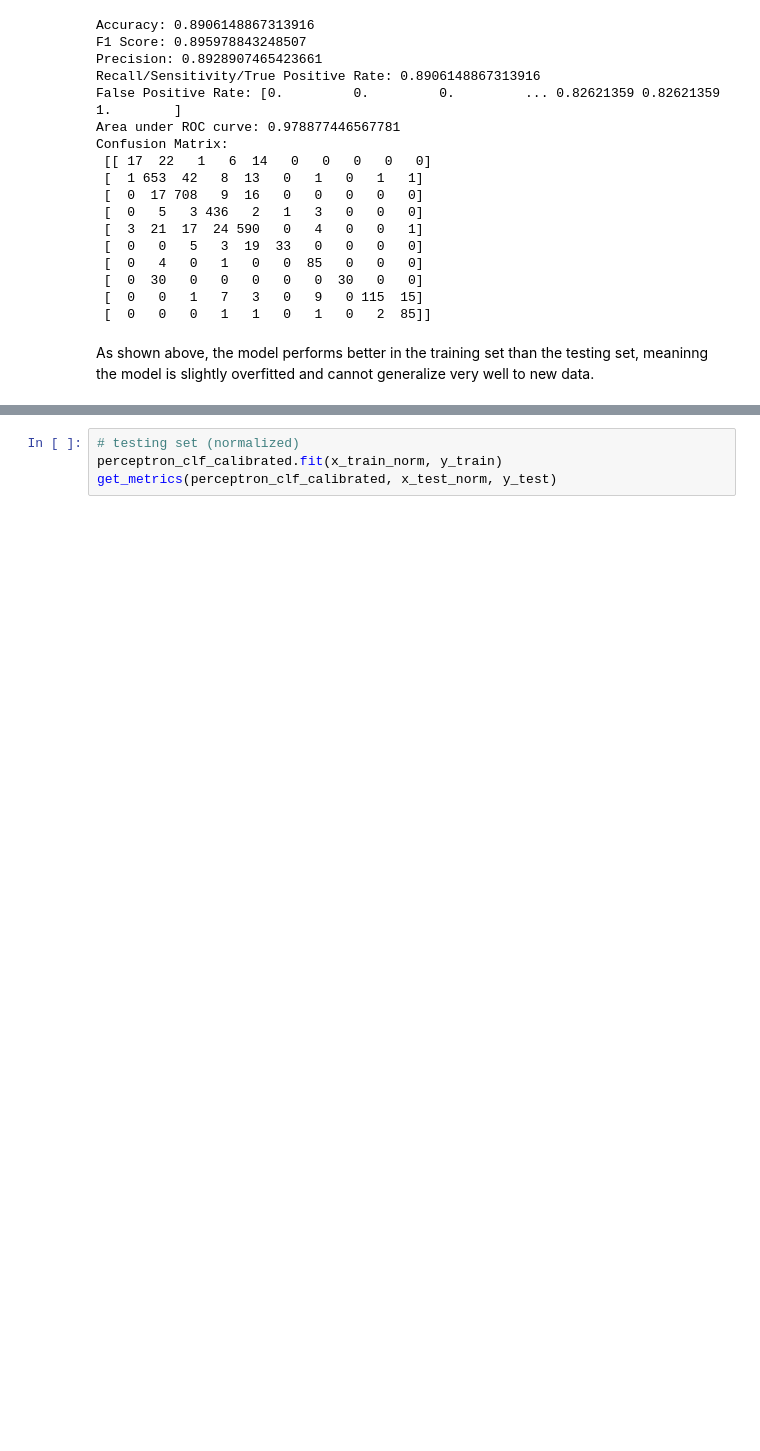
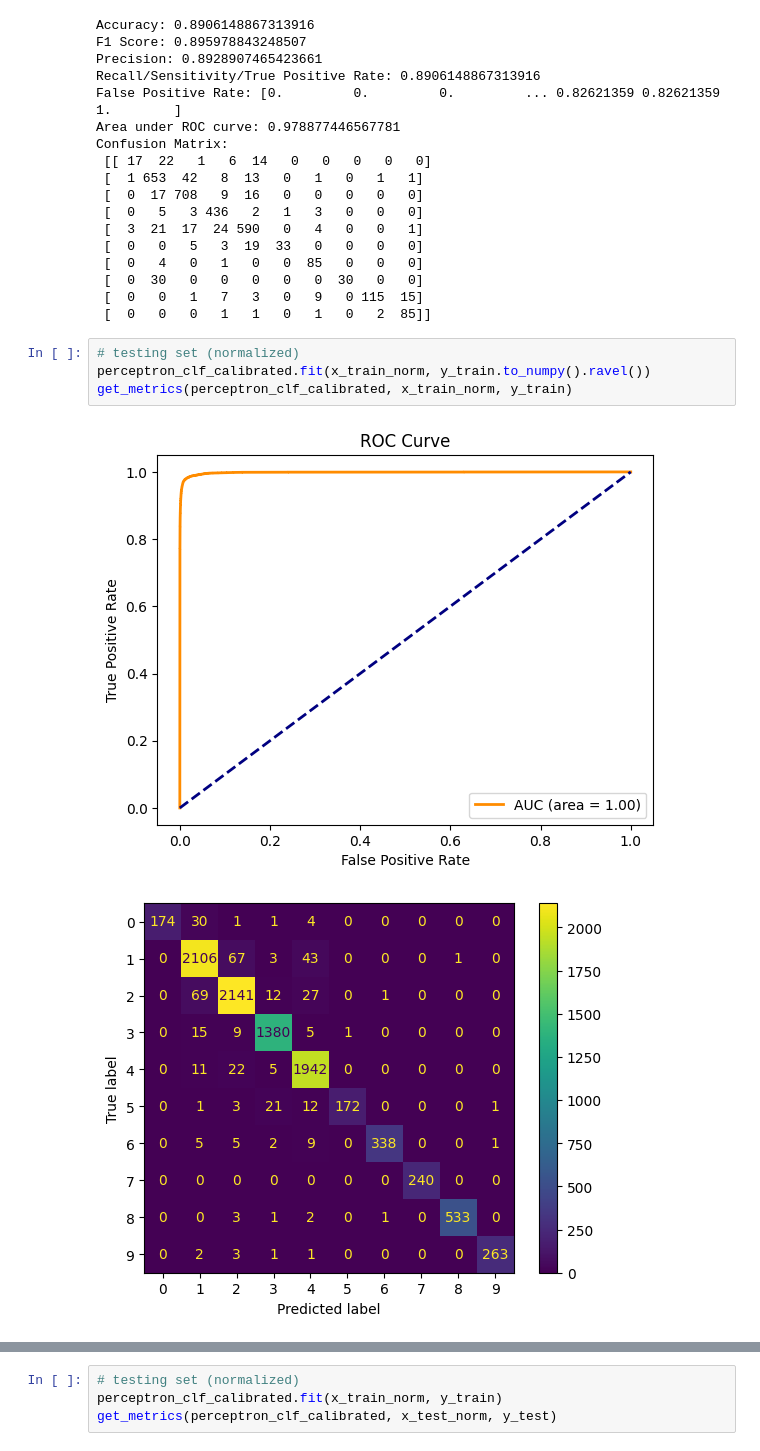
Before and after one commit to Suhail270/DMML_Part4, a Jupyter notebook: part_4_v2.ipynb, the cells around one changed output, grey strips where cells are left out. Cells and saved outputs as stored; diff of their text form; blank space fills up the shorter version.

```diff
--- a/part_4_v2.ipynb
+++ b/part_4_v2.ipynb
@@ -470,5 +523,10 @@ Confusion Matrix:
  [  0  30   0   0   0   0   0  30   0   0]
  [  0   0   1   7   3   0   9   0 115  15]
  [  0   0   0   1   1   0   1   0   2  85]]
-# %% [markdown]
-As shown above, the model performs better in the training set than the testing set, meaninng the model is slightly overfitted and cannot generalize very well to new data.
+# %%
+# testing set (normalized)
+perceptron_clf_calibrated.fit(x_train_norm, y_train.to_numpy().ravel())
+get_metrics(perceptron_clf_calibrated, x_train_norm, y_train)
+# %% [output]
+[figure, added]
+[figure, added]
```
Also changed, not shown: parts of 23 cells of this notebook.
